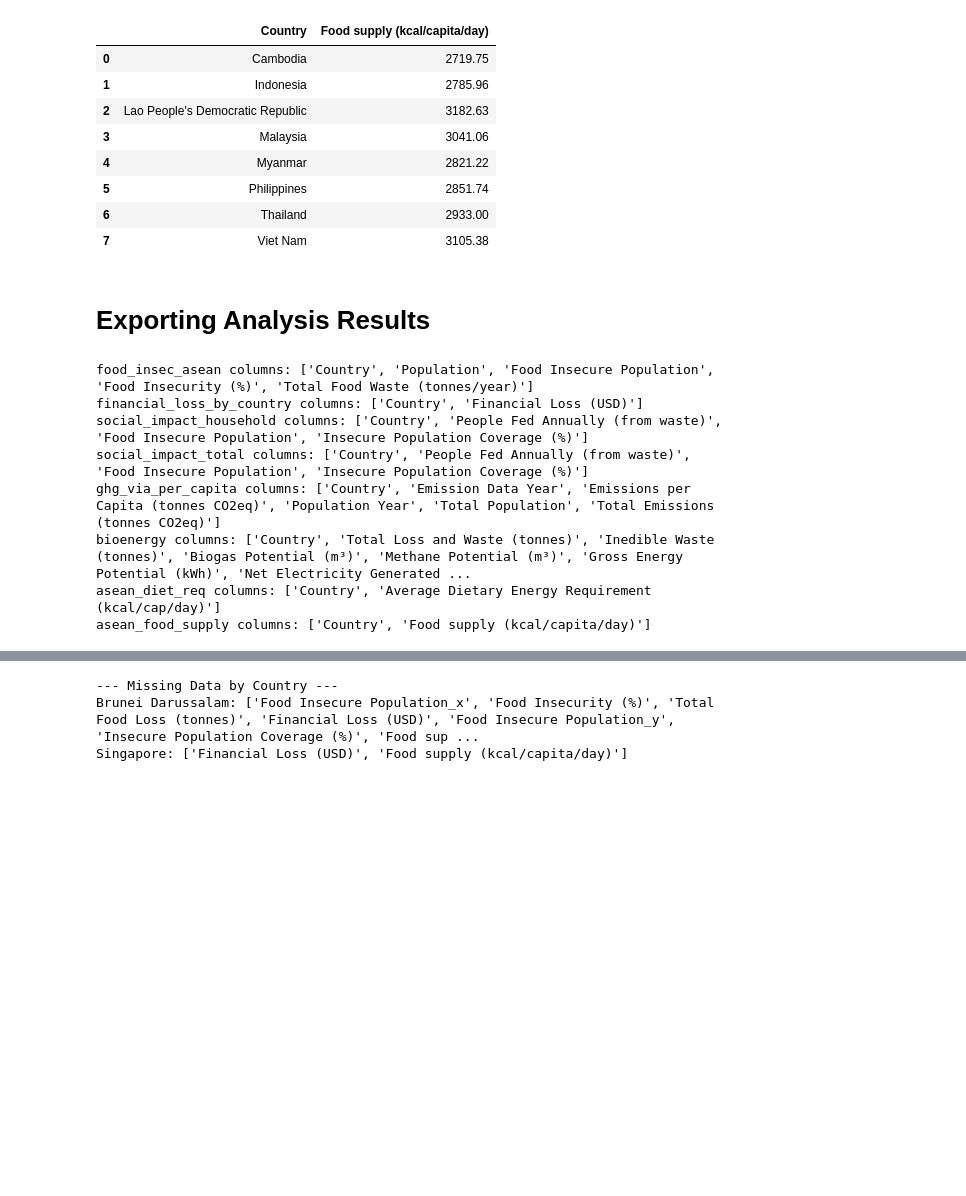
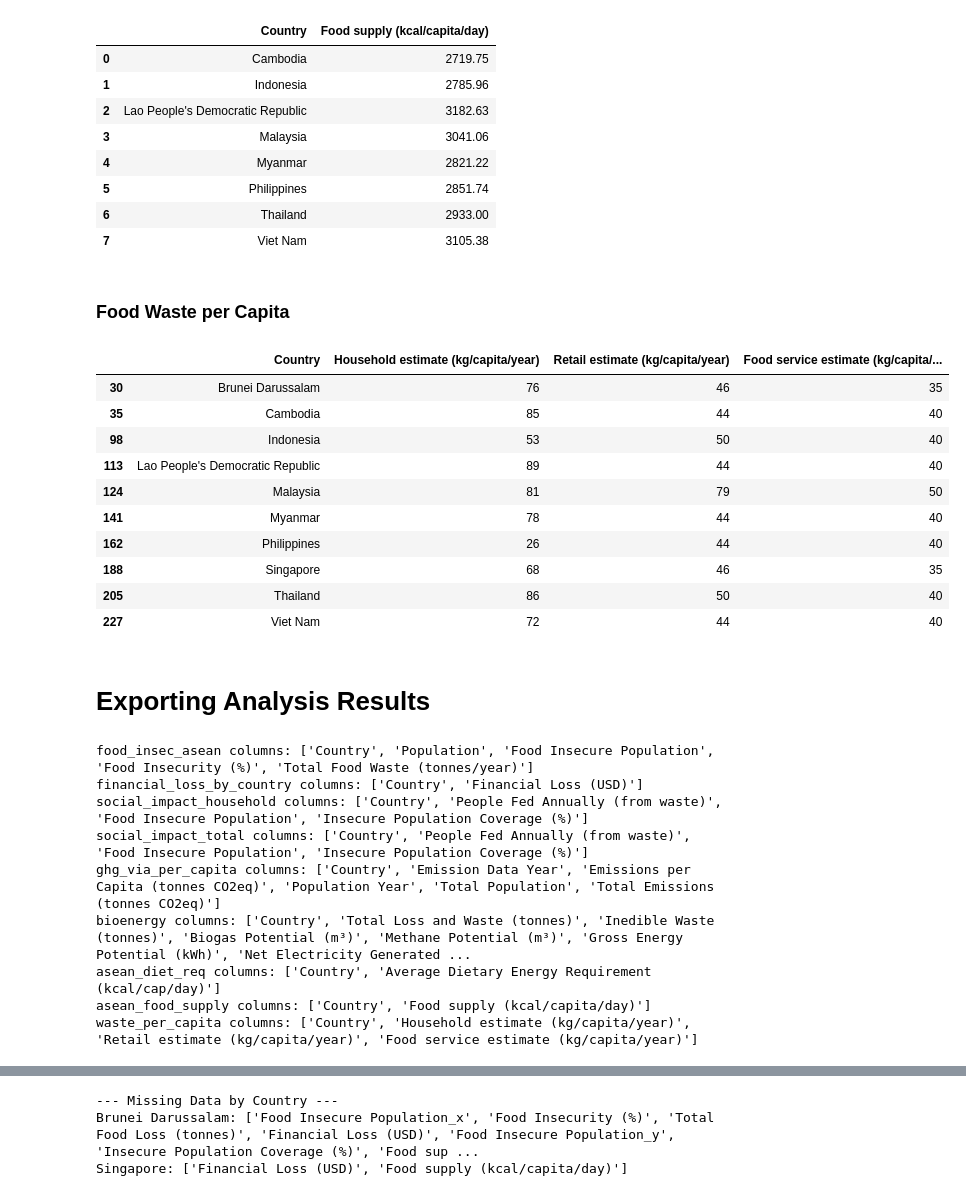
Before and after one commit to Azvier/asean-food-waste-sustainability, a Jupyter notebook: notebooks/data_analysis.ipynb, the cells around one changed output, grey strips where cells are left out. Saved outputs shown, nothing was run; the diff lists cells and outputs as text; code cells hidden in the pictures; blank space fills up the shorter version.

```diff
--- a/notebooks/data_analysis.ipynb
+++ b/notebooks/data_analysis.ipynb
@@ -1051,3 +1051,25 @@ asean_food_supply
 | 5 | Philippines | 2851.74 |
 | 6 | Thailand | 2933.00 |
 | 7 | Viet Nam | 3105.38 |
+# %% [markdown]
+### Food Waste per Capita
+# %%
+waste_cap_col = ['Household estimate (kg/capita/year)',
+                 'Retail estimate (kg/capita/year)',
+                 'Food service estimate (kg/capita/year)']
+
+waste_per_capita = f_waste[f_waste['Country'].isin(asean_countries)][['Country'] + waste_cap_col].copy()
+
+waste_per_capita
+# %% [output]
+|  | Country | Household estimate (kg/capita/year) | Retail estimate (kg/capita/year) | Food service estimate (kg/capita/... |
+| 30 | Brunei Darussalam | 76 | 46 | 35 |
+| 35 | Cambodia | 85 | 44 | 40 |
+| 98 | Indonesia | 53 | 50 | 40 |
+| 113 | Lao People's Democratic Republic | 89 | 44 | 40 |
+| 124 | Malaysia | 81 | 79 | 50 |
+| 141 | Myanmar | 78 | 44 | 40 |
+| 162 | Philippines | 26 | 44 | 40 |
+| 188 | Singapore | 68 | 46 | 35 |
+| 205 | Thailand | 86 | 50 | 40 |
+| 227 | Viet Nam | 72 | 44 | 40 |
@@ -1062,6 +1086,7 @@ print("ghg_via_per_capita columns:", ghg_via_per_capita.columns.tolist())
 print("bioenergy columns:", bioenergy.columns.tolist())
 print("asean_diet_req columns:", asean_diet_req.columns.tolist())
 print("asean_food_supply columns:", asean_food_supply.columns.tolist())
+print("waste_per_capita columns:", waste_per_capita.columns.tolist())
 # %% [output]
 food_insec_asean columns: ['Country', 'Population', 'Food Insecure Population', 'Food Insecurity (%)', 'Total Food Waste (tonnes/year)']
 financial_loss_by_country columns: ['Country', 'Financial Loss (USD)']
@@ -1071,6 +1096,7 @@ ghg_via_per_capita columns: ['Country', 'Emission Data Year', 'Emissions per Cap
 bioenergy columns: ['Country', 'Total Loss and Waste (tonnes)', 'Inedible Waste (tonnes)', 'Biogas Potential (m³)', 'Methane Potential (m³)', 'Gross Energy Potential (kWh)', 'Net Electricity Generated ...
 asean_diet_req columns: ['Country', 'Average Dietary Energy Requirement (kcal/cap/day)']
 asean_food_supply columns: ['Country', 'Food supply (kcal/capita/day)']
+waste_per_capita columns: ['Country', 'Household estimate (kg/capita/year)', 'Retail estimate (kg/capita/year)', 'Food service estimate (kg/capita/year)']
 # %%
 # Merge all dataframes on 'Country'
 dfs_to_merge = [
```
Also changed, not shown: parts of 8 cells of this notebook.
